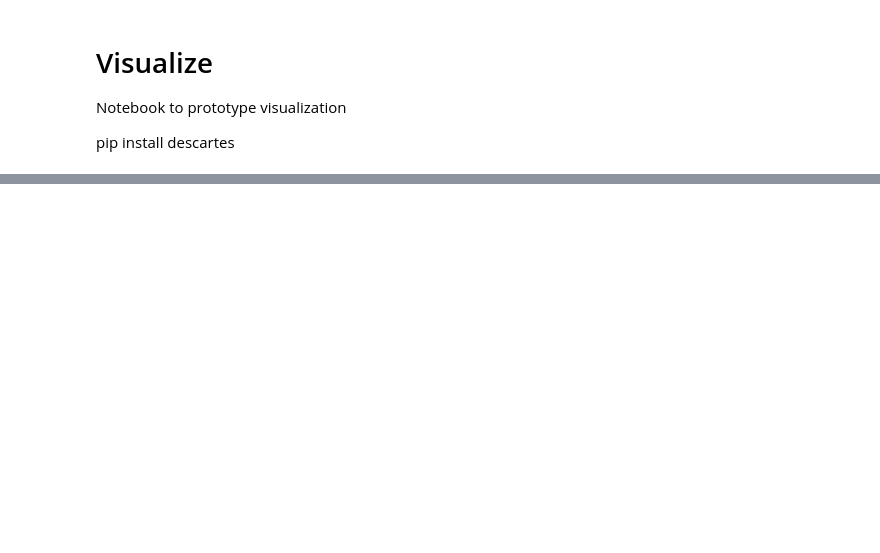
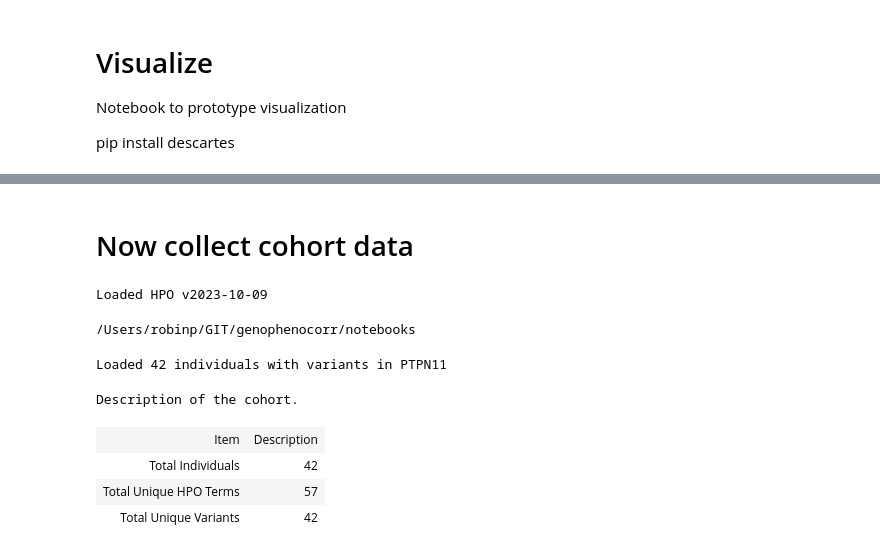
Before and after one commit to monarch-initiative/gpsea, a Jupyter notebook: notebooks/visualize.ipynb, the cells around one changed output, grey strips where cells are left out. Cells and saved outputs as stored; diff of their text form; code cells hidden in the pictures; blank space fills up the shorter version.

```diff
--- a/notebooks/visualize.ipynb
+++ b/notebooks/visualize.ipynb
@@ -44,3 +26,0 @@ for k, v in json_data.items():
-# %%
-local_path = "/Users/robinp/data/hpo/hp.json"
-hpo = hpotk.load_minimal_ontology(local_path)
@@ -198,0 +52,54 @@ ta = TranscriptAnnotation(t1)
+# %% [markdown]
+# Now collect cohort data
+# %%
+from genophenocorr.preprocessing import configure_caching_patient_creator
+
+import hpotk
+hpo_uri = "../../../data/hpo/hp.json"
+hpo = hpotk.load_minimal_ontology(hpo_uri)
+print(f'Loaded HPO v{hpo.version}')
+patient_creator = configure_caching_patient_creator(hpo)
+# %% [output]
+Loaded HPO v2023-10-09
+# %%
+import os
+print(os.getcwd())
+# %% [output]
+/Users/robinp/GIT/genophenocorr/notebooks
+# %%
+import os
+
+from google.protobuf.json_format import Parse
+from phenopackets import Phenopacket
+
+fpath_pp_dir = '../../phenopacket-store/notebooks/PTPN11/phenopackets/'
+
+ptpn11_individuals = []
+
+for dirpath, dirnames, filenames in os.walk(fpath_pp_dir):
+    for filename in filenames:
+        if filename.endswith('.json'):
+            fpath_pp = os.path.join(dirpath, filename)
+            pp = Phenopacket()
+            with open(fpath_pp) as fh:
+                Parse(fh.read(), pp)
+            patient = patient_creator.create_patient(pp)
+            ptpn11_individuals.append(patient)
+
+print(f'Loaded {len(ptpn11_individuals)} individuals with variants in PTPN11')
+# %% [output]
+Loaded 42 individuals with variants in PTPN11
+# %%
+from genophenocorr.model import Cohort
+from genophenocorr.view import CohortViewer
+from IPython.display import display, HTML
+ptpn11_cohort = Cohort.from_patients(ptpn11_individuals)
+#cohort.all_patients
+viewer = CohortViewer(hpo=hpo)
+display(HTML(viewer.cohort_summary_table(ptpn11_cohort)))
+# %% [output]
+Description of the cohort.
+| Item | Description |
+| Total Individuals | 42 |
+| Total Unique HPO Terms | 57 |
+| Total Unique Variants | 42 |
```
Also changed, not shown: parts of 27 cells of this notebook, 2 other files.
